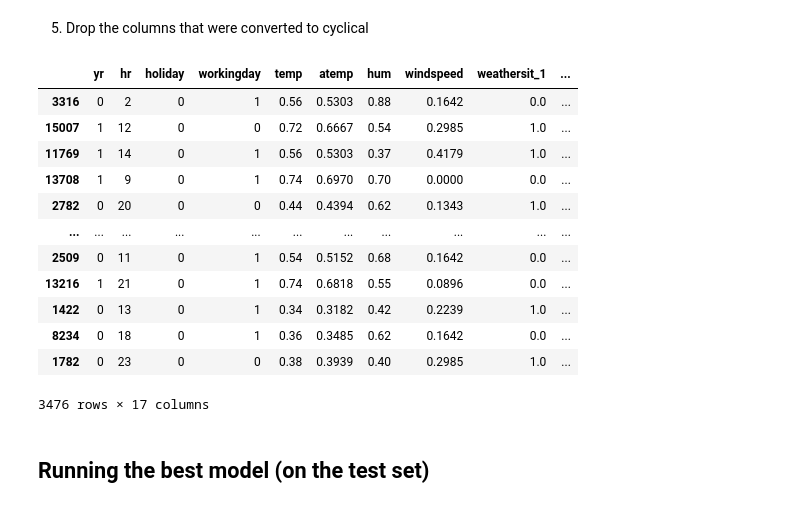
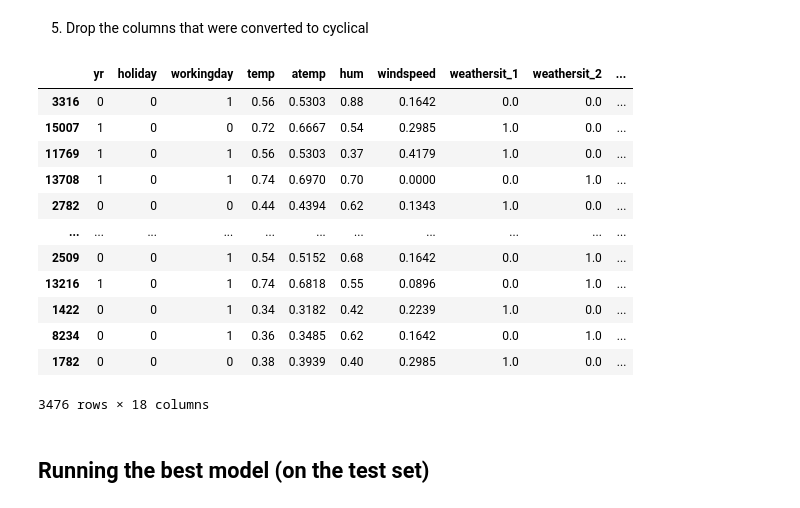
Before and after one commit to maddyBrown19/audomadic-regressor, a Jupyter notebook: audomadic.ipynb, the cells around one changed output. Saved outputs shown, nothing was run; the diff lists cells and outputs as text; code cells hidden in the pictures.

```diff
--- a/audomadic.ipynb
+++ b/audomadic.ipynb
@@ -689,3 +702,11 @@ if "weathersit_4" in strat_test_set.columns:
+# %%
+# Apply circular encoding
+max_value = 24
+encoded_hour_test = circular_transform((strat_test_set["hr"].values + 1), max_value)  # increase the hour to be 1 - 24 range
+
+# Add the encoded values back to the DataFrame
+strat_test_set["hr_sin"] = encoded_hour_test[:, 0]
+strat_test_set["hr_cos"] = encoded_hour_test[:, 1]
 # %% [markdown]
 &nbsp; &nbsp; &nbsp; &nbsp; Weekday
 # %%
@@ -719,22 +740,22 @@ strat_test_set["season_cos"] = encoded_seasons_test[:, 1]
 # %% [markdown]
 5. Drop the columns that were converted to cyclical
 # %%
-strat_test_set.drop(["weekday", "mnth", "season"], axis = 1, inplace = True)
+strat_test_set.drop(["weekday", "mnth", "season", "hr"], axis = 1, inplace = True)
 strat_test_set
 # %% [output]
-|  | yr | hr | holiday | workingday | temp | atemp | hum | windspeed | weathersit_1 | ... |
-| 3316 | 0 | 2 | 0 | 1 | 0.56 | 0.5303 | 0.88 | 0.1642 | 0.0 | ... |
-| 15007 | 1 | 12 | 0 | 0 | 0.72 | 0.6667 | 0.54 | 0.2985 | 1.0 | ... |
-| 11769 | 1 | 14 | 0 | 1 | 0.56 | 0.5303 | 0.37 | 0.4179 | 1.0 | ... |
-| 13708 | 1 | 9 | 0 | 1 | 0.74 | 0.6970 | 0.70 | 0.0000 | 0.0 | ... |
-| 2782 | 0 | 20 | 0 | 0 | 0.44 | 0.4394 | 0.62 | 0.1343 | 1.0 | ... |
+|  | yr | holiday | workingday | temp | atemp | hum | windspeed | weathersit_1 | weathersit_2 | ... |
+| 3316 | 0 | 0 | 1 | 0.56 | 0.5303 | 0.88 | 0.1642 | 0.0 | 0.0 | ... |
+| 15007 | 1 | 0 | 0 | 0.72 | 0.6667 | 0.54 | 0.2985 | 1.0 | 0.0 | ... |
+| 11769 | 1 | 0 | 1 | 0.56 | 0.5303 | 0.37 | 0.4179 | 1.0 | 0.0 | ... |
+| 13708 | 1 | 0 | 1 | 0.74 | 0.6970 | 0.70 | 0.0000 | 0.0 | 1.0 | ... |
+| 2782 | 0 | 0 | 0 | 0.44 | 0.4394 | 0.62 | 0.1343 | 1.0 | 0.0 | ... |
 | ... | ... | ... | ... | ... | ... | ... | ... | ... | ... | ... |
-| 2509 | 0 | 11 | 0 | 1 | 0.54 | 0.5152 | 0.68 | 0.1642 | 0.0 | ... |
-| 13216 | 1 | 21 | 0 | 1 | 0.74 | 0.6818 | 0.55 | 0.0896 | 0.0 | ... |
-| 1422 | 0 | 13 | 0 | 1 | 0.34 | 0.3182 | 0.42 | 0.2239 | 1.0 | ... |
-| 8234 | 0 | 18 | 0 | 1 | 0.36 | 0.3485 | 0.62 | 0.1642 | 0.0 | ... |
-| 1782 | 0 | 23 | 0 | 0 | 0.38 | 0.3939 | 0.40 | 0.2985 | 1.0 | ... |
+| 2509 | 0 | 0 | 1 | 0.54 | 0.5152 | 0.68 | 0.1642 | 0.0 | 1.0 | ... |
+| 13216 | 1 | 0 | 1 | 0.74 | 0.6818 | 0.55 | 0.0896 | 0.0 | 1.0 | ... |
+| 1422 | 0 | 0 | 1 | 0.34 | 0.3182 | 0.42 | 0.2239 | 1.0 | 0.0 | ... |
+| 8234 | 0 | 0 | 1 | 0.36 | 0.3485 | 0.62 | 0.1642 | 0.0 | 1.0 | ... |
+| 1782 | 0 | 0 | 0 | 0.38 | 0.3939 | 0.40 | 0.2985 | 1.0 | 0.0 | ... |
-3476 rows × 17 columns
+3476 rows × 18 columns
 # %% [markdown]
 ## Running the best model (on the test set)
 # %%
```
Also changed, not shown: parts of 21 cells of this notebook.
